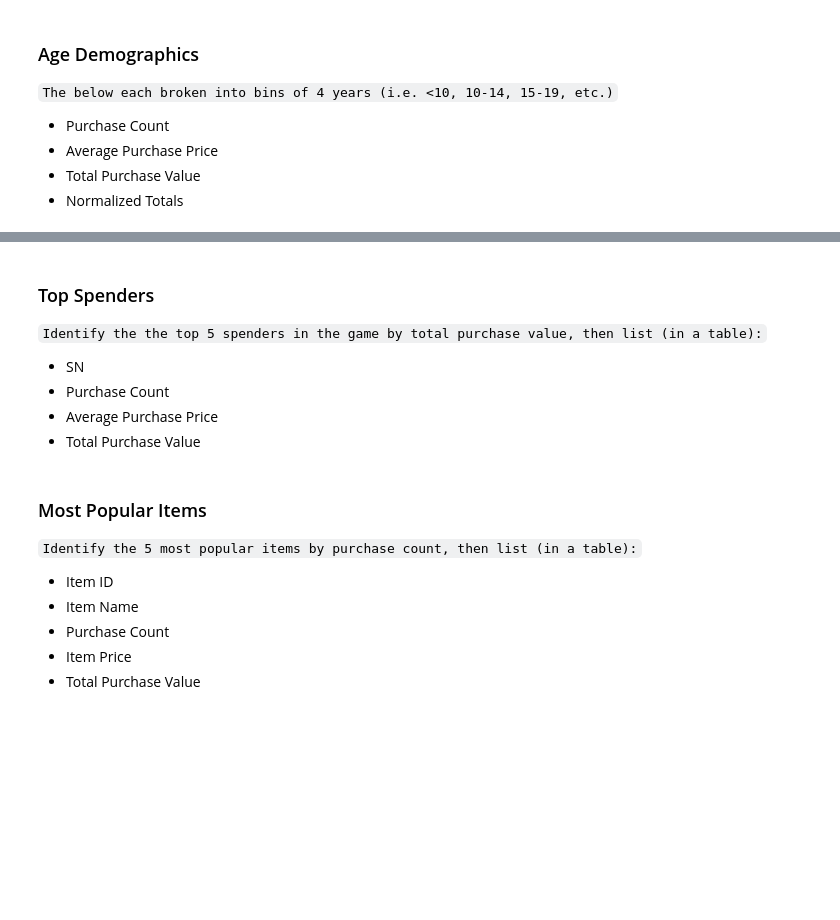
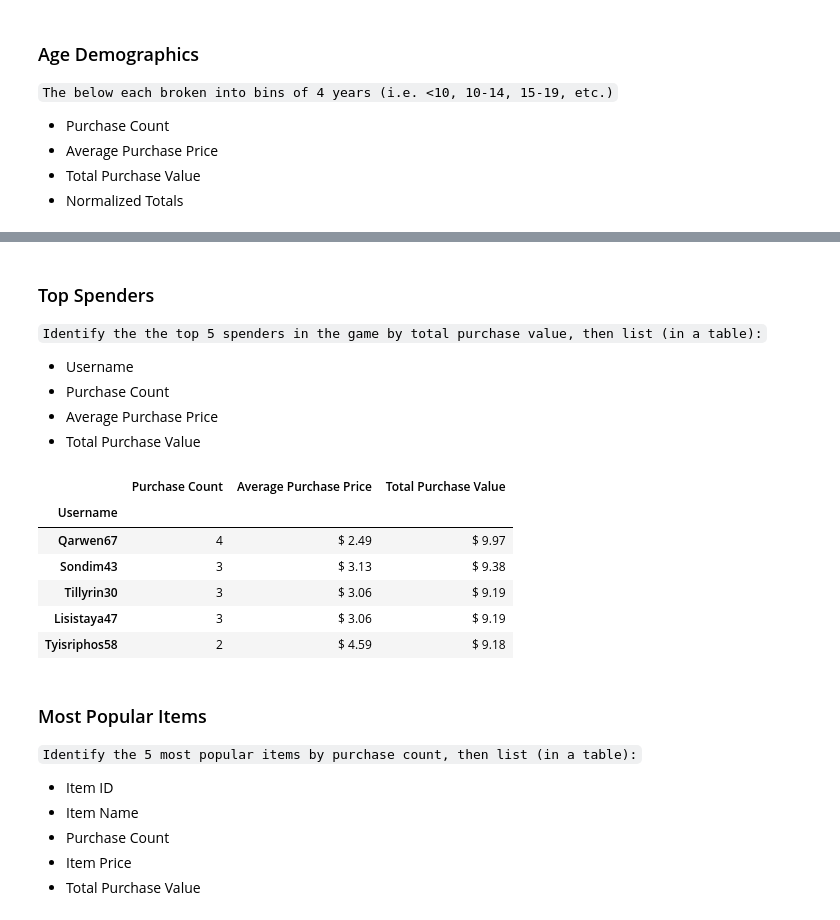
Before and after one commit to Prathamdoshi/Heroes-of-Pymoli-Game-Report, a Jupyter notebook: Heroes of Pymoli Analysis .ipynb, the cells around one changed output, grey strips where cells are left out. Saved outputs shown, nothing was run; the diff lists cells and outputs as text; code cells hidden in the pictures; blank space fills up the shorter version.

```diff
--- a/Heroes of Pymoli Analysis .ipynb
+++ b/Heroes of Pymoli Analysis .ipynb
@@ -146,10 +240,34 @@ Name: Gender, dtype: int64
 # %% [markdown]
 ### Top Spenders
 `Identify the the top 5 spenders in the game by total purchase value, then list (in a table):`
-* SN
+* Username
 * Purchase Count
 * Average Purchase Price
 * Total Purchase Value
+# %%
+purchase_count_tp = user_data_df.groupby('Username').count()['Price']
+avg_purchase_price_tp = user_data_df.groupby('Username').mean()['Price']
+total_purchase_value_tp = user_data_df.groupby('Username').sum()['Price']
+
+top_spender_df = pd.DataFrame({
+    "Purchase Count": purchase_count_tp,
+    "Average Purchase Price": avg_purchase_price_tp,
+    "Total Purchase Value":total_purchase_value_tp
+})
+
+top_spender_df['Average Purchase Price'] = top_spender_df['Average Purchase Price'].map("$ {:,.2f}".format)
+top_spender_df['Total Purchase Value'] = top_spender_df['Total Purchase Value'].map("$ {:,.2f}".format)
+
+top_spender_df = top_spender_df.sort_values(['Total Purchase Value'],ascending=False)
+top_spender_df.head()
+# %% [output]
+|  | Purchase Count | Average Purchase Price | Total Purchase Value |
+| Username |  |  |  |
+| Qarwen67 | 4 | $ 2.49 | $ 9.97 |
+| Sondim43 | 3 | $ 3.13 | $ 9.38 |
+| Tillyrin30 | 3 | $ 3.06 | $ 9.19 |
+| Lisistaya47 | 3 | $ 3.06 | $ 9.19 |
+| Tyisriphos58 | 2 | $ 4.59 | $ 9.18 |
 # %% [markdown]
 ### Most Popular Items
 
```
Also changed, not shown: parts of 8 cells of this notebook.
